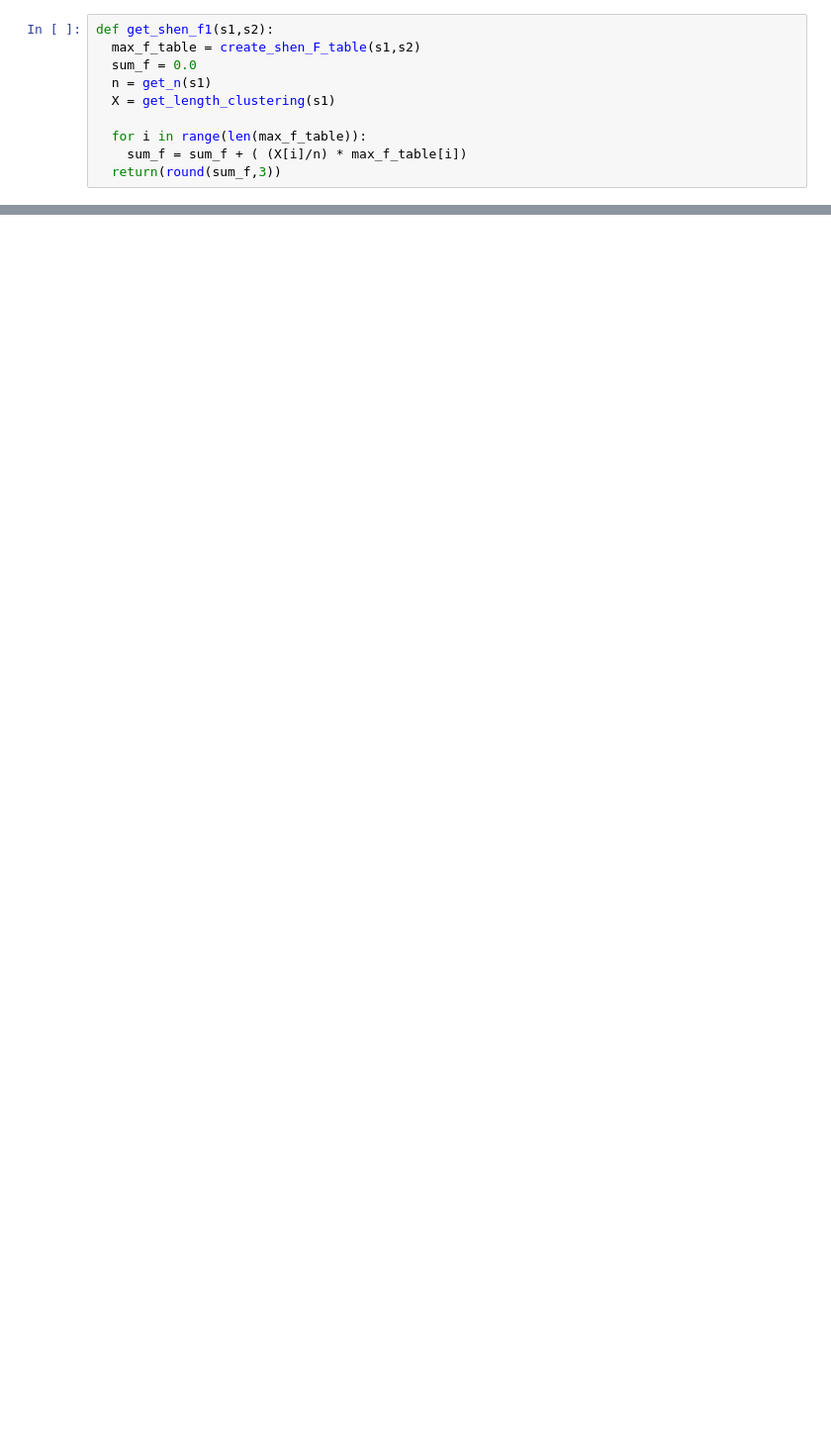
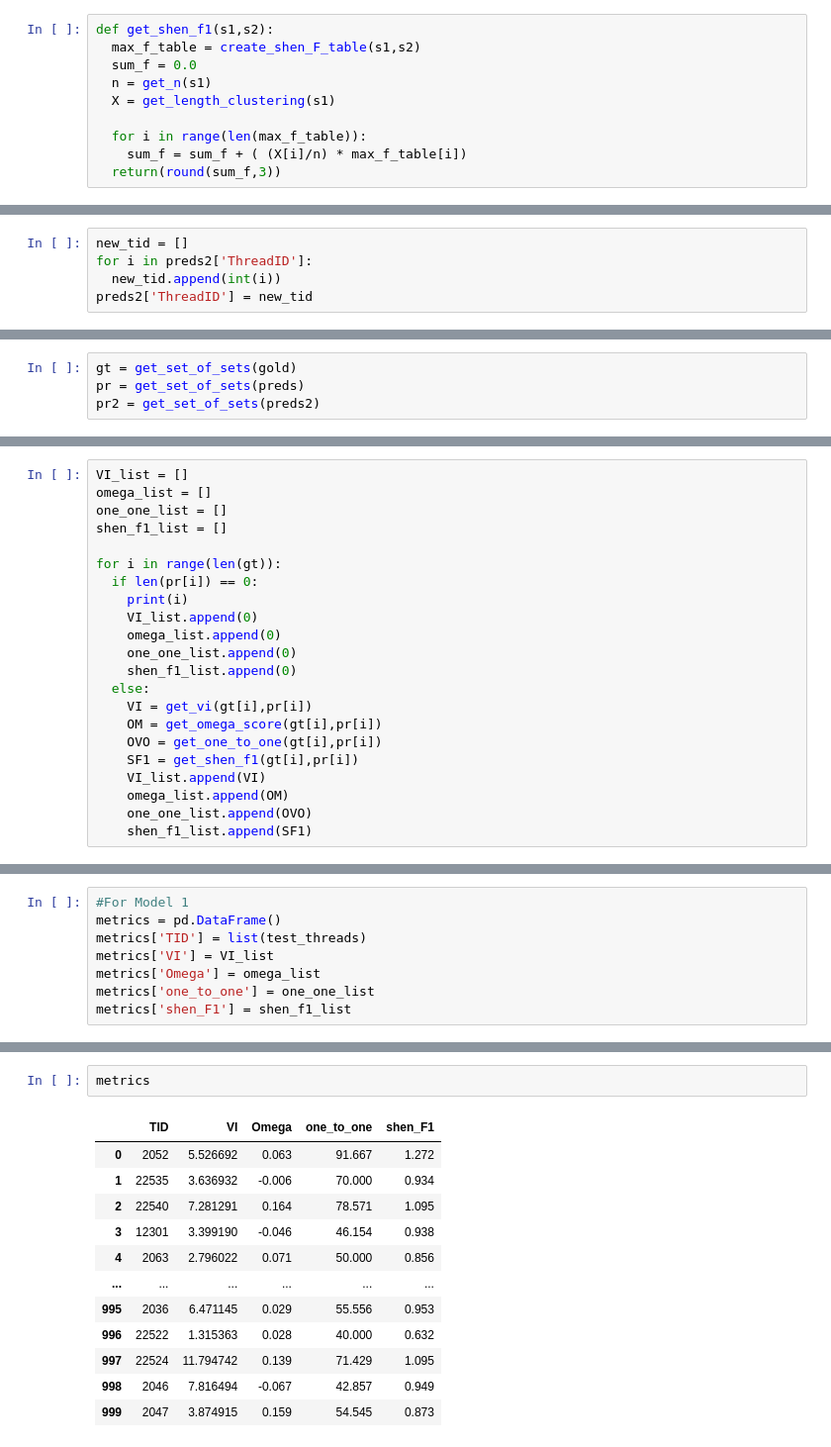
Before and after one commit to anandraiyer/access_forums_eval, a Jupyter notebook: testing_framework.ipynb, the cells around one changed output, grey strips where cells are left out. Shown at 99% size. Drawn from its saved outputs; the diff is of its cells as text; blank space fills up the shorter version.

Commit message:
Metric Calculation

```diff
--- a/testing_framework.ipynb
+++ b/testing_framework.ipynb
@@ -362,0 +526,5 @@ print(VI, one_one, omega,shen_f1)
+# %%
+new_tid = []
+for i in preds2['ThreadID']:
+  new_tid.append(int(i))
+preds2['ThreadID'] = new_tid
@@ -362,0 +557,4 @@ print(VI, one_one, omega,shen_f1)
+# %%
+gt = get_set_of_sets(gold)
+pr = get_set_of_sets(preds)
+pr2 = get_set_of_sets(preds2)
@@ -362,0 +583,22 @@ print(VI, one_one, omega,shen_f1)
+# %%
+VI_list = []
+omega_list = []
+one_one_list = []
+shen_f1_list = []
+
+for i in range(len(gt)):
+  if len(pr[i]) == 0:
+    print(i)
+    VI_list.append(0)
+    omega_list.append(0)
+    one_one_list.append(0)
+    shen_f1_list.append(0)
+  else:
+    VI = get_vi(gt[i],pr[i])
+    OM = get_omega_score(gt[i],pr[i])
+    OVO = get_one_to_one(gt[i],pr[i])
+    SF1 = get_shen_f1(gt[i],pr[i])
+    VI_list.append(VI)
+    omega_list.append(OM)
+    one_one_list.append(OVO)
+    shen_f1_list.append(SF1)
@@ -362,0 +613,8 @@ print(VI, one_one, omega,shen_f1)
+# %%
+#For Model 1
+metrics = pd.DataFrame()
+metrics['TID'] = list(test_threads)
+metrics['VI'] = VI_list
+metrics['Omega'] = omega_list
+metrics['one_to_one'] = one_one_list
+metrics['shen_F1'] = shen_f1_list
@@ -362,0 +633,15 @@ print(VI, one_one, omega,shen_f1)
+# %%
+metrics
+# %% [output]
+|  | TID | VI | Omega | one_to_one | shen_F1 |
+| 0 | 2052 | 5.526692 | 0.063 | 91.667 | 1.272 |
+| 1 | 22535 | 3.636932 | -0.006 | 70.000 | 0.934 |
+| 2 | 22540 | 7.281291 | 0.164 | 78.571 | 1.095 |
+| 3 | 12301 | 3.399190 | -0.046 | 46.154 | 0.938 |
+| 4 | 2063 | 2.796022 | 0.071 | 50.000 | 0.856 |
+| ... | ... | ... | ... | ... | ... |
+| 995 | 2036 | 6.471145 | 0.029 | 55.556 | 0.953 |
+| 996 | 22522 | 1.315363 | 0.028 | 40.000 | 0.632 |
+| 997 | 22524 | 11.794742 | 0.139 | 71.429 | 1.095 |
+| 998 | 2046 | 7.816494 | -0.067 | 42.857 | 0.949 |
+| 999 | 2047 | 3.874915 | 0.159 | 54.545 | 0.873 |
```
Also changed, not shown: parts of 36 cells of this notebook.
